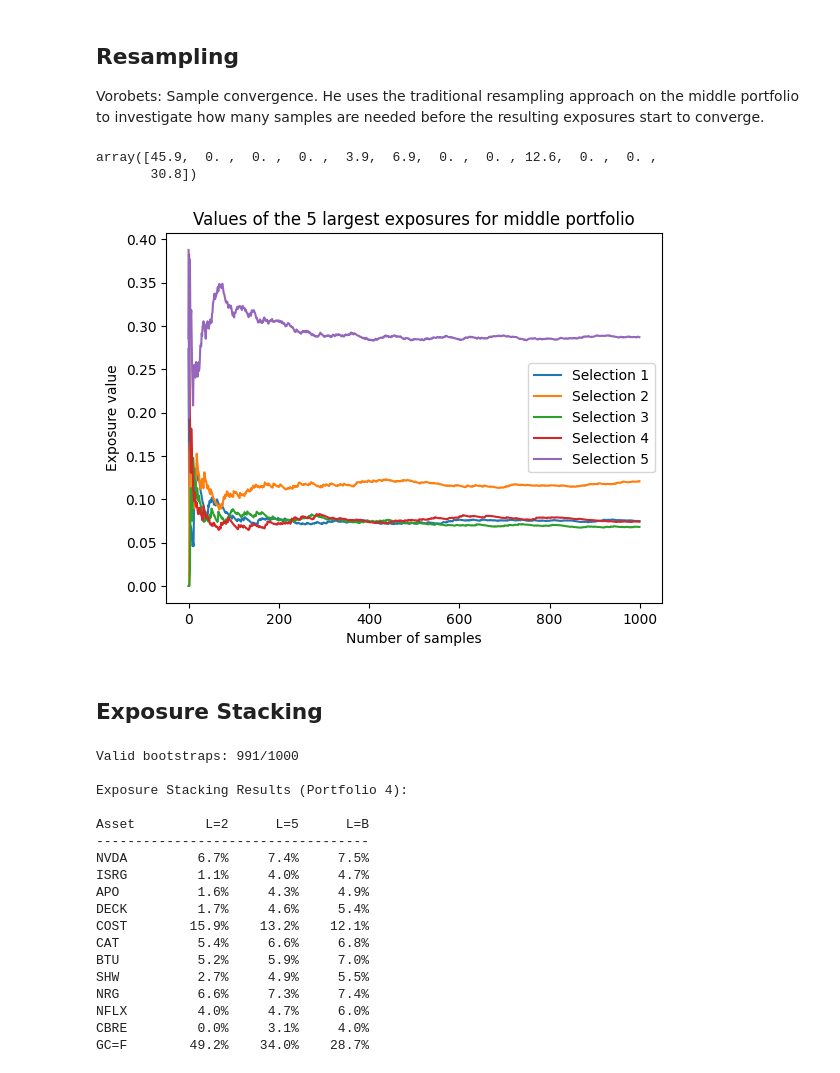
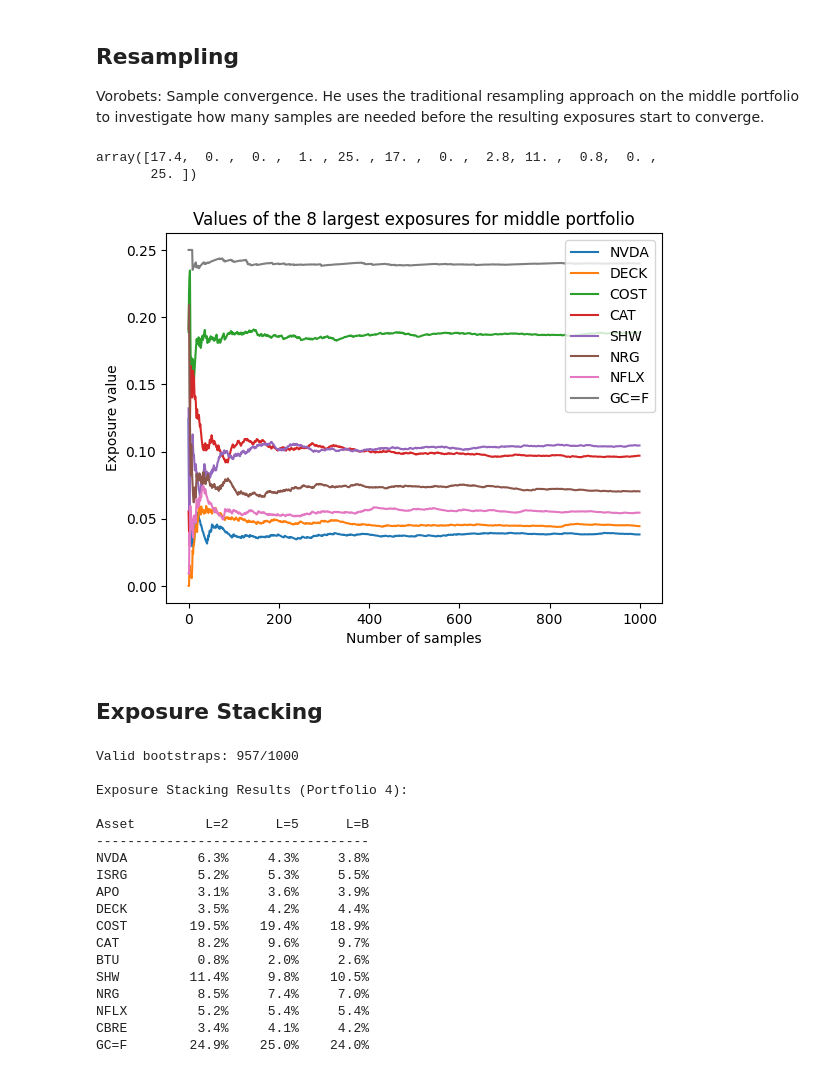
Before and after one commit to galamboslajos/Finance-Working-Files, a Jupyter notebook: Investments_2026/9_PortfolioOpt_ParamUncertainty.ipynb, the cells around one changed output. Cells and saved outputs as stored; diff of their text form; code cells hidden in the pictures.

```diff
--- a/Investments_2026/9_PortfolioOpt_ParamUncertainty.ipynb
+++ b/Investments_2026/9_PortfolioOpt_ParamUncertainty.ipynb
@@ -57,7 +39,7 @@ correlation_matrix = np.diag(vols**-1) @ covariance_matrix @ np.diag(vols**-1)
 # %%
 I = len(instrument_names)
-G = -np.eye(I)
-h = np.zeros(I)
+G = np.vstack([-np.eye(I), np.eye(I)])
+h = np.hstack([np.zeros(I), np.full(I, 0.25)])
 mv_opt = ft.MeanVariance(means, covariance_matrix, G, h)
 # %%
 B = 1000  # Number of efficient frontiers
@@ -197,14 +179,13 @@ pf_index = 4
 # Efficient frontier without resampling
 np.round(frontier[:, pf_index] * 100, 1)
 # %% [output]
-array([45.9,  0. ,  0. ,  0. ,  3.9,  6.9,  0. ,  0. , 12.6,  0. ,  0. ,
-       30.8])
+array([17.4,  0. ,  0. ,  1. , 25. , 17. ,  0. ,  2.8, 11. ,  0.8,  0. ,
+       25. ])
 # %%
-track_idx = [0, 4, 5, 8, 11]  # highest allocation assets
+track_idx = [0, 3, 4, 5, 7, 8, 9, 11]  # highest allocation assets
 track_names = [instrument_names[i] for i in track_idx]
 
 exposure_re_vals = np.full((len(track_idx), B), np.nan)
-
 for b in range(B):
     re_pf = np.nanmean(frontier_mean[:, pf_index, 0:b+1], axis=1)
     exposure_re_vals[:, b] = re_pf[track_idx]
@@ -213,15 +192,12 @@ asset_index
 # %%
-x = exposure_re_vals.shape[0]   # number of selected exposures
-
 plt.plot(exposure_re_vals.T)
-labels = [f"Selection {i+1}" for i in range(x)]
-plt.legend(labels)
+plt.legend(track_names)  # <-- use the actual names
 plt.xlabel('Number of samples')
 plt.ylabel('Exposure value')
-plt.title(f'Values of the {x} largest exposures for middle portfolio')
+plt.title(f'Values of the {len(track_idx)} largest exposures for middle portfolio')
 plt.show()
 # %% [output]
-[figure, old version]
+[figure, new version]
 # %% [markdown]
 ## Exposure Stacking
 # %%
@@ -288,24 +264,24 @@ print("-" * 35)
 for i, name in enumerate(instrument_names):
     print(f"{name:<8} {exposure_2[i]*100:>7.1f}% {exposure_5[i]*100:>7.1f}% {exposure_B[i]*100:>7.1f}%")
 # %% [output]
-Valid bootstraps: 991/1000
+Valid bootstraps: 957/1000
 
 Exposure Stacking Results (Portfolio 4):
 
 Asset         L=2      L=5      L=B
 -----------------------------------
-NVDA         6.7%     7.4%     7.5%
-ISRG         1.1%     4.0%     4.7%
-APO          1.6%     4.3%     4.9%
-DECK         1.7%     4.6%     5.4%
-COST        15.9%    13.2%    12.1%
-CAT          5.4%     6.6%     6.8%
-BTU          5.2%     5.9%     7.0%
-SHW          2.7%     4.9%     5.5%
-NRG          6.6%     7.3%     7.4%
-NFLX         4.0%     4.7%     6.0%
-CBRE         0.0%     3.1%     4.0%
-GC=F        49.2%    34.0%    28.7%
+NVDA         6.3%     4.3%     3.8%
+ISRG         5.2%     5.3%     5.5%
+APO          3.1%     3.6%     3.9%
+DECK         3.5%     4.2%     4.4%
+COST        19.5%    19.4%    18.9%
+CAT          8.2%     9.6%     9.7%
+BTU          0.8%     2.0%     2.6%
+SHW         11.4%     9.8%    10.5%
+NRG          8.5%     7.4%     7.0%
+NFLX         5.2%     5.4%     5.4%
+CBRE         3.4%     4.1%     4.2%
+GC=F        24.9%    25.0%    24.0%
 # %%
 # Out-of-sample simulations
 return_sim_oos = np.random.multivariate_normal(means, covariance_matrix, (N, B))
```
Also changed, not shown: parts of 11 cells of this notebook.
